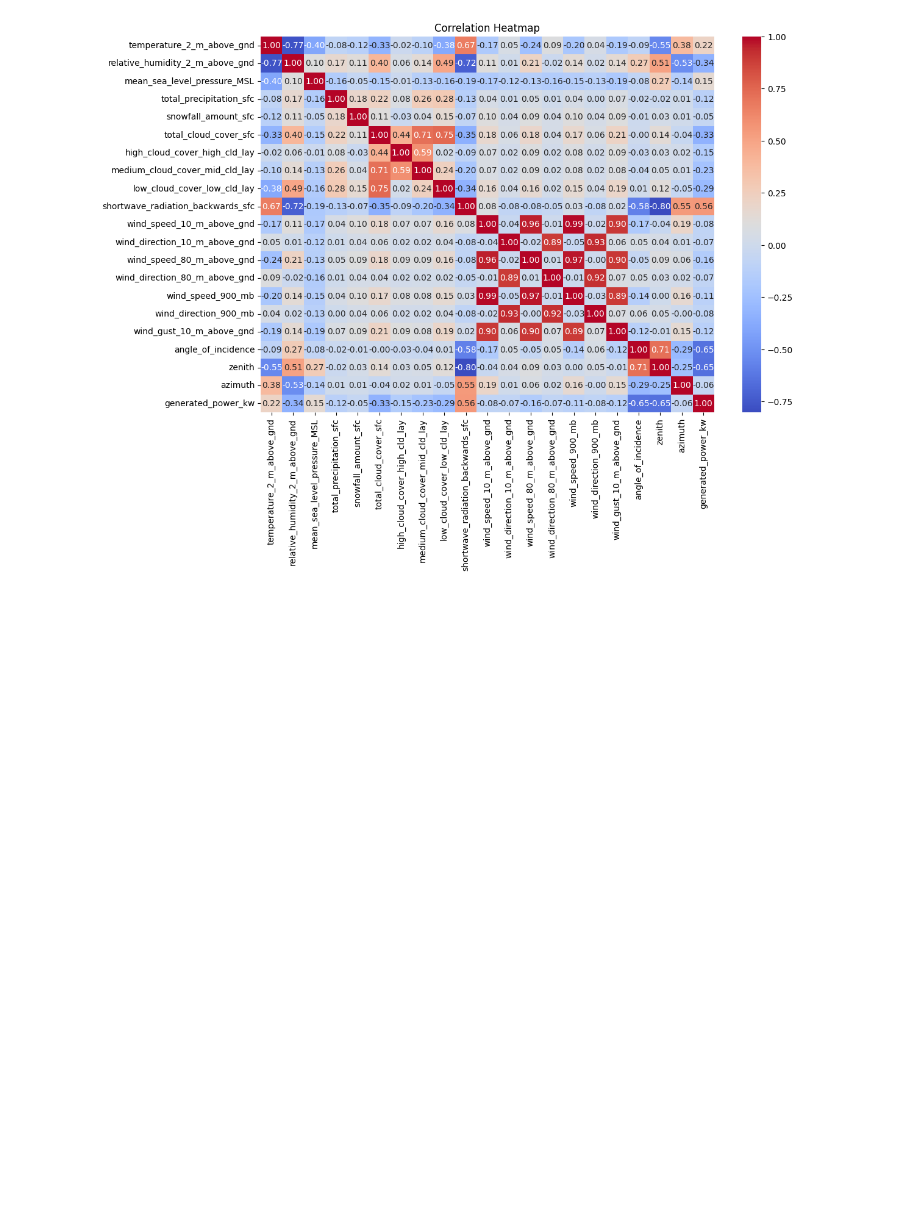
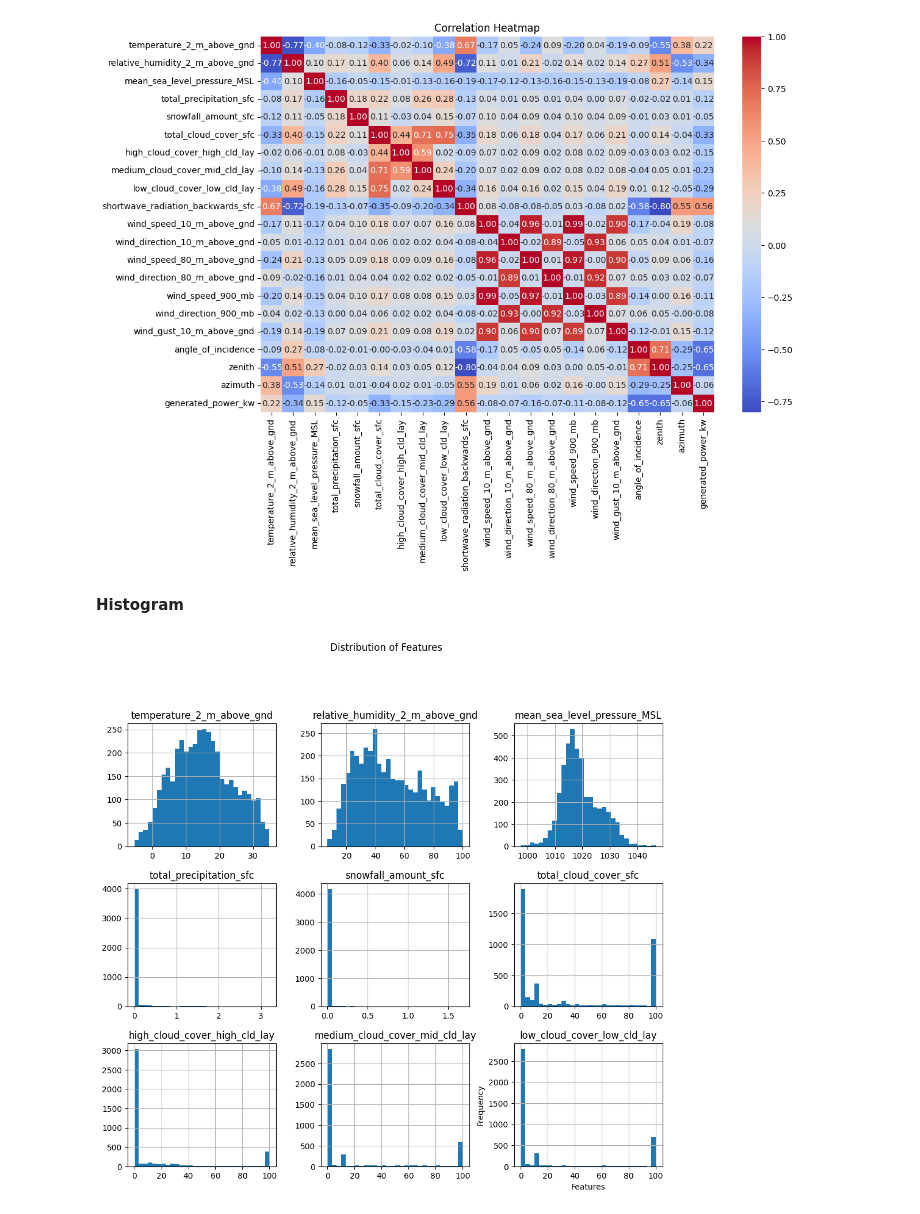
Before and after one commit to Dipan46/Predicting-Solar-Power-Output-using-Linear-Regression, a Jupyter notebook: Predicting Solar Power Output using Linear Regression.ipynb, the cells around one changed output. Saved outputs shown, nothing was run; the diff lists cells and outputs as text; code cells hidden in the pictures; blank space fills up the shorter version.

```diff
--- a/Predicting Solar Power Output using Linear Regression.ipynb
+++ b/Predicting Solar Power Output using Linear Regression.ipynb
@@ -123,3 +123,13 @@ plt.title("Correlation Heatmap")
 plt.show()
 # %% [output]
 [figure]
+# %% [markdown]
+**Histogram**
+# %%
+data[data.columns[:9]].hist(figsize=(12, 10), bins=30)
+plt.suptitle('Distribution of Features', y=1.02)
+plt.xlabel("Features")
+plt.ylabel("Frequency")
+plt.show()
+# %% [output]
+[figure, added]
```
Also changed, not shown: parts of 4 cells of this notebook.
